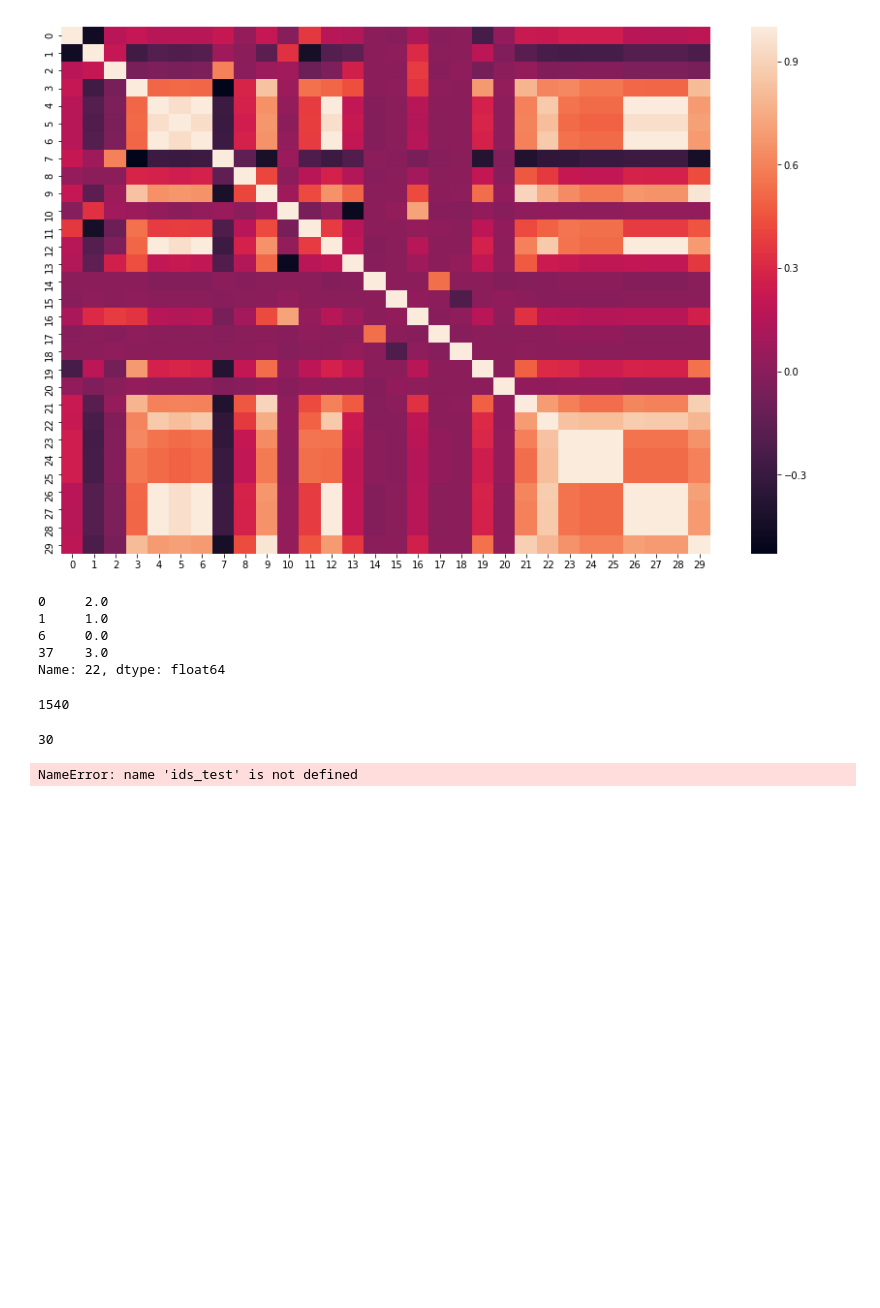
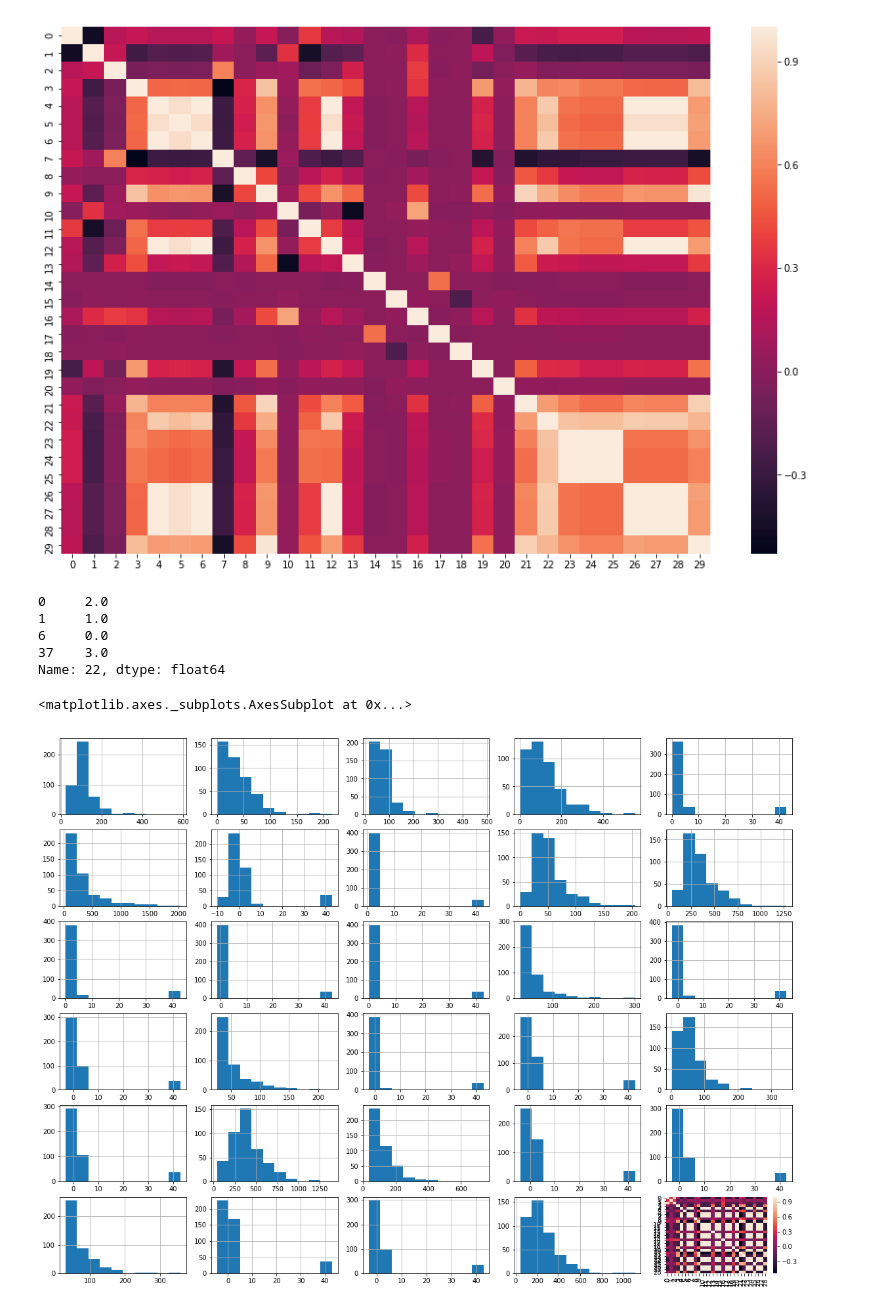
Before and after one commit to AntB95/ML, a Jupyter notebook: Project 1/Project_1_clean.ipynb, the cells around one changed output. Saved outputs shown, nothing was run; the diff lists cells and outputs as text; code cells hidden in the pictures; blank space fills up the shorter version.

```diff
--- a/Project 1/Project_1_clean.ipynb
+++ b/Project 1/Project_1_clean.ipynb
@@ -81,55 +143,38 @@ def build_poly(x, degree):
 # %%
-#Preprocessing
-#split the datset based on column 22 value
 #train
-(y_train_0,x_train_0,id_train_0) = split(train_set, 0)
-(y_train_1,x_train_1,id_train_1) = split(train_set, 1)
-(y_train_2,x_train_2,id_train_2) = split(train_set, 2)
-(y_train_3,x_train_3,id_train_3) = split(train_set, 3)
-#test
-(y_test_0,x_test_0,id_test_0) = split(test_set, 0)
-(y_test_1,x_test_1,id_test_1) = split(test_set, 1)
-(y_test_2,x_test_2,id_test_2) = split(test_set, 2)
-(y_test_3,x_test_3,id_test_3) = split(test_set, 3)
+(y_train_0,x_train_0,id_train_0) = split(train_set, 0,22)
+(y_train_1,x_train_1,id_train_1) = split(train_set, 1,22)
+(y_train_2,x_train_2,id_train_2) = split(train_set, 2,22)
+(y_train_3,x_train_3,id_train_3) = split(train_set, 3,22)
+#delete column 22
+x_train_0 = np.delete(x_train_0, [22] , axis = 1)
+x_train_1 = np.delete(x_train_1, [22] , axis = 1)
+x_train_2 = np.delete(x_train_2, [22] , axis = 1)
+x_train_3 = np.delete(x_train_3, [22] , axis = 1)
 
 #clean column of nan
 nan_0 = get_na_columns(x_train_0, 0.90, -999)
 x_train_0 = np.delete(x_train_0, nan_0 , axis = 1)
-x_test_0 = np.delete(x_test_0, nan_0 , axis = 1)
-
 nan_1 = get_na_columns(x_train_1, 0.90, -999)
 x_train_1 = np.delete(x_train_1, nan_1 , axis = 1)
-x_test_1 = np.delete(x_test_1, nan_1 , axis = 1)
-
 nan_2 = get_na_columns(x_train_2, 0.90, -999)
 x_train_2 = np.delete(x_train_2, nan_2, axis = 1)
-x_test_2 = np.delete(x_test_2, nan_2, axis = 1)
-
 nan_3 = get_na_columns(x_train_3, 0.90, -999)
 x_train_3 = np.delete(x_train_3, nan_3, axis = 1)
-x_test_3 = np.delete(x_test_3, nan_3, axis = 1)
 
 #cleaning last nan
 x_train_0 = replace_mean(x_train_0)
 x_train_1 = replace_mean(x_train_1)
 x_train_2 = replace_mean(x_train_2)
 x_train_3 = replace_mean(x_train_3)
 
-x_test_0 = replace_mean(x_test_0)
-x_test_1 = replace_mean(x_test_1)
-x_test_2 = replace_mean(x_test_2)
-x_test_3 = replace_mean(x_test_3)
-
-#standardize
-(x_train_0,x_test_0) = standardize(x_train_0,x_test_0)
-(x_train_1,x_test_1) = standardize(x_train_1,x_test_1)
-(x_train_2,x_test_2) = standardize(x_train_2,x_test_2)
-(x_train_3,x_test_3) = standardize(x_train_3,x_test_3)
+df = pd.DataFrame(x_train_3)
+plt.figure(1, figsize = (20, 15))
+for k in range(0,df.shape[1]):
+    plt.subplot(6,5,k + 1)
+    df[k].hist()
+plt.subplot(6,5,df.shape[1] + 1)
+sns.heatmap(df.corr(), xticklabels = df.corr().columns, yticklabels = df.corr().columns)
+# %% [output]
+<matplotlib.axes._subplots.AxesSubplot at 0x...>
+[figure, added]
-# %%
-len(y_train_1)
-# %% [output]
-1540
-# %%
-len(x_test_0[0])
-# %% [output]
-30
@@ -146,6 +180,0 @@ y_3 = zero_to_neg(np.around(sigmoid(x_test_3 @ w_3)))
-# %%
-y = np.concatenate((y_0,y_1,y_2,y_3))
-id_test = np.concatenate((id_test_0,id_test_1,id_test_2,id_test_3))
-create_csv_submission(ids_test, y, 'prediction.csv')
-# %% [output]
-NameError: name 'ids_test' is not defined
```
Also changed, not shown: parts of 11 cells of this notebook, 6 other files.
